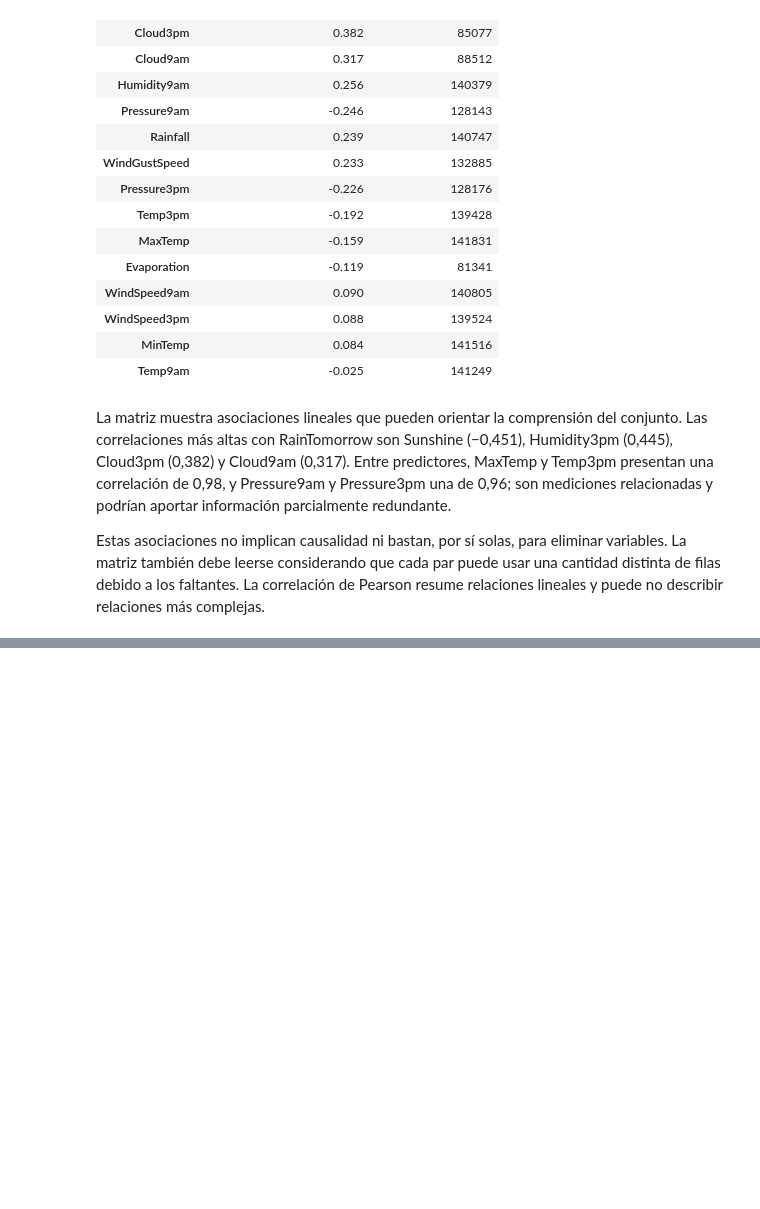
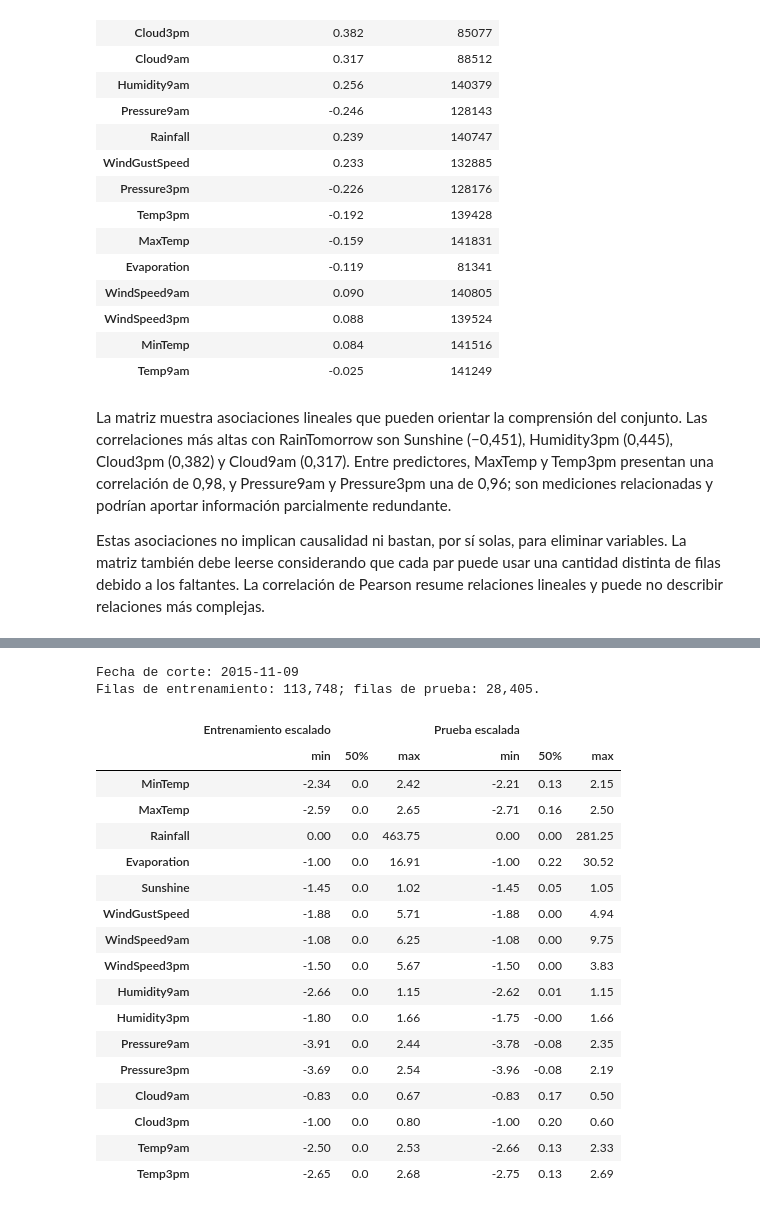
Before and after one commit to V1DR1K/AA1-TUIA-Colombo-Ayala-Ibarbia, a Jupyter notebook: TP-clasificacion-AA1.ipynb, the cells around one changed output, grey strips where cells are left out. Saved outputs shown, nothing was run; the diff lists cells and outputs as text; code cells hidden in the pictures; blank space fills up the shorter version.

```diff
--- a/TP-clasificacion-AA1.ipynb
+++ b/TP-clasificacion-AA1.ipynb
@@ -420,0 +431,65 @@ Estas asociaciones no implican causalidad ni bastan, por sí solas, para elimina
+# %%
+# Separo cronológicamente las filas etiquetadas y escalo los predictores numéricos con entrenamiento.
+datos_etiquetados = df.loc[df["RainTomorrow"].notna()].copy()
+columnas_predictoras = columnas_predictoras_numericas + columnas_categoricas
+X = datos_etiquetados[columnas_predictoras].copy()
+y = datos_etiquetados["RainTomorrow"].copy()
+
+fecha_corte = datos_etiquetados["Date"].quantile(0.80)
+mascara_entrenamiento = datos_etiquetados["Date"] <= fecha_corte
+X_train = X.loc[mascara_entrenamiento].copy()
+X_test = X.loc[~mascara_entrenamiento].copy()
+y_train = y.loc[mascara_entrenamiento].copy()
+y_test = y.loc[~mascara_entrenamiento].copy()
+
+pipeline_escalado = Pipeline(steps=[("escalador", RobustScaler())])
+X_train_escalado = X_train.copy()
+X_test_escalado = X_test.copy()
+X_train_escalado.loc[:, columnas_predictoras_numericas] = pipeline_escalado.fit_transform(
+    X_train[columnas_predictoras_numericas]
+)
+X_test_escalado.loc[:, columnas_predictoras_numericas] = pipeline_escalado.transform(
+    X_test[columnas_predictoras_numericas]
+)
+
+
+print(f"Fecha de corte: {fecha_corte:%Y-%m-%d}")
+print(f"Filas de entrenamiento: {len(X_train):,}; filas de prueba: {len(X_test):,}.")
+
+resumen_train_escalado = (
+    X_train_escalado[columnas_predictoras_numericas]
+    .describe()
+    .T[["min", "50%", "max"]]
+    .round(2)
+)
+resumen_test_escalado = (
+    X_test_escalado[columnas_predictoras_numericas]
+    .describe()
+    .T[["min", "50%", "max"]]
+    .round(2)
+)
+display(pd.concat({
+    "Entrenamiento escalado": resumen_train_escalado,
+    "Prueba escalada": resumen_test_escalado,
+}, axis=1))
+# %% [output]
+Fecha de corte: 2015-11-09
+Filas de entrenamiento: 113,748; filas de prueba: 28,405.
+|  | Entrenamiento escalado |  |  | Prueba escalada |  |  |
+|  | min | 50% | max | min | 50% | max |
+| MinTemp | -2.34 | 0.0 | 2.42 | -2.21 | 0.13 | 2.15 |
+| MaxTemp | -2.59 | 0.0 | 2.65 | -2.71 | 0.16 | 2.50 |
+| Rainfall | 0.00 | 0.0 | 463.75 | 0.00 | 0.00 | 281.25 |
+| Evaporation | -1.00 | 0.0 | 16.91 | -1.00 | 0.22 | 30.52 |
+| Sunshine | -1.45 | 0.0 | 1.02 | -1.45 | 0.05 | 1.05 |
+| WindGustSpeed | -1.88 | 0.0 | 5.71 | -1.88 | 0.00 | 4.94 |
+| WindSpeed9am | -1.08 | 0.0 | 6.25 | -1.08 | 0.00 | 9.75 |
+| WindSpeed3pm | -1.50 | 0.0 | 5.67 | -1.50 | 0.00 | 3.83 |
+| Humidity9am | -2.66 | 0.0 | 1.15 | -2.62 | 0.01 | 1.15 |
+| Humidity3pm | -1.80 | 0.0 | 1.66 | -1.75 | -0.00 | 1.66 |
+| Pressure9am | -3.91 | 0.0 | 2.44 | -3.78 | -0.08 | 2.35 |
+| Pressure3pm | -3.69 | 0.0 | 2.54 | -3.96 | -0.08 | 2.19 |
+| Cloud9am | -0.83 | 0.0 | 0.67 | -0.83 | 0.17 | 0.50 |
+| Cloud3pm | -1.00 | 0.0 | 0.80 | -1.00 | 0.20 | 0.60 |
+| Temp9am | -2.50 | 0.0 | 2.53 | -2.66 | 0.13 | 2.33 |
+| Temp3pm | -2.65 | 0.0 | 2.68 | -2.75 | 0.13 | 2.69 |
```
Also changed, not shown: parts of 4 cells of this notebook.
